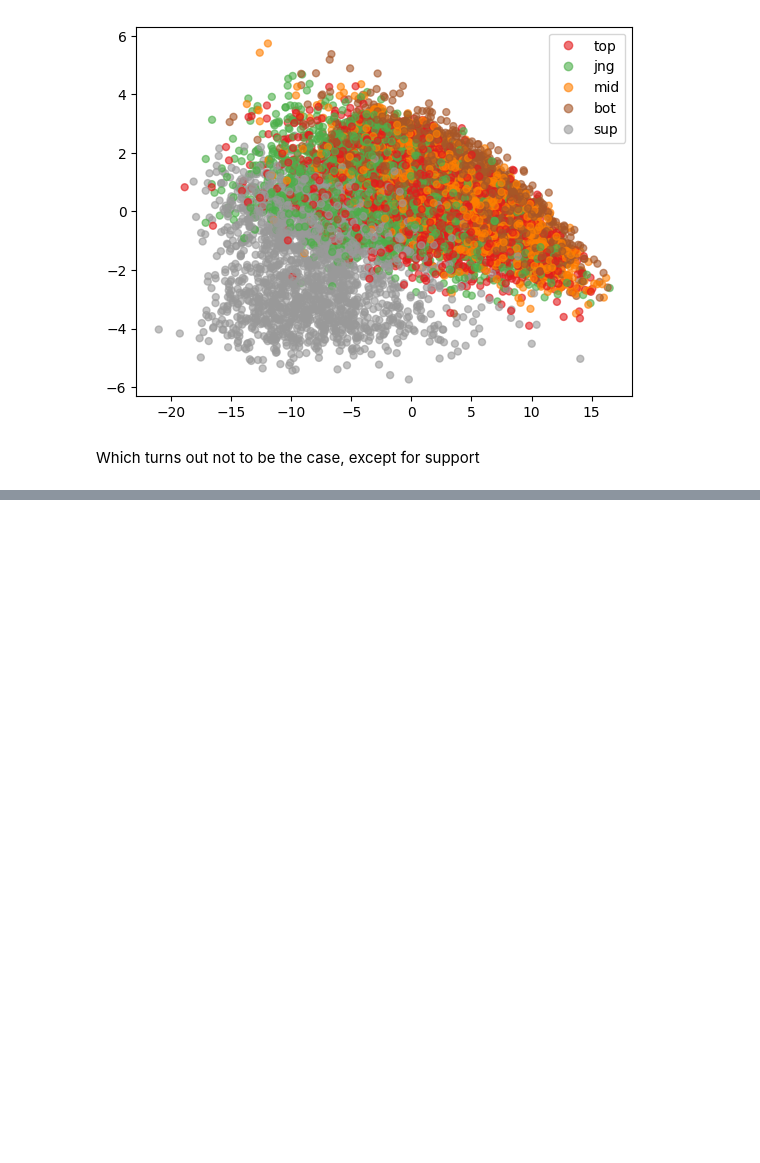
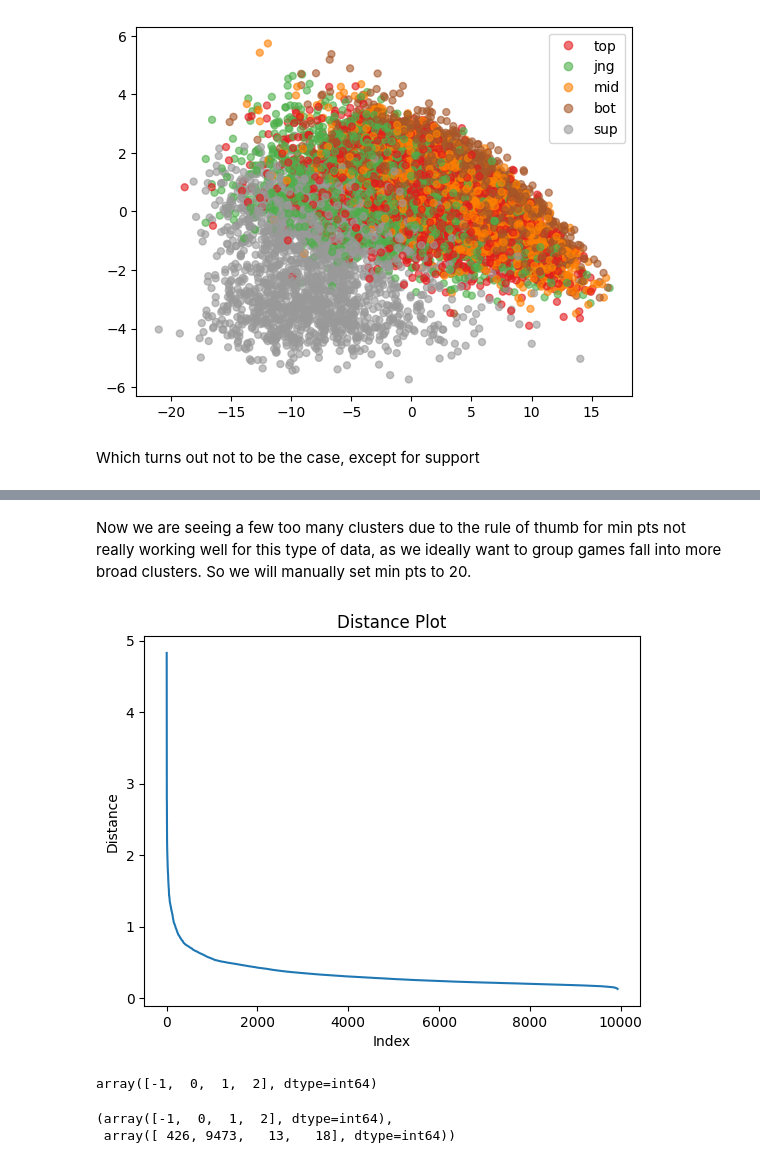
Before and after one commit to dwarfy35/Datamining_project, a Jupyter notebook: Project_main.ipynb, the cells around one changed output, grey strips where cells are left out. Saved outputs shown, nothing was run; the diff lists cells and outputs as text; code cells hidden in the pictures; blank space fills up the shorter version.

```diff
--- a/Project_main.ipynb
+++ b/Project_main.ipynb
@@ -163,0 +237,32 @@ Which turns out not to be the case, except for support
+# %% [markdown]
+Now we are seeing a few too many clusters due to the rule of thumb for min pts not really working well for this type of data, as we ideally want to group games fall into more broad clusters. So we will manually set min pts to 20.
+# %%
+neighbors = 20
+nbrs = NearestNeighbors(n_neighbors=neighbors ).fit(X_pca)
+distances, indices = nbrs.kneighbors(X_pca)
+distance_desc = sorted(distances[:,neighbors-1], reverse=True)
+plt.plot(
+    range(1, len(distance_desc) + 1),
+    distance_desc
+)
+
+plt.xlabel("Index")
+plt.ylabel("Distance")
+plt.title("Distance Plot")
+
+plt.show()
+# %% [output]
+[figure, added]
+# %%
+density_cluster = DBSCAN(eps=0.6, min_samples = neighbors).fit(X_pca)
+unique_labels = np.unique(density_cluster.labels_)
+labels = density_cluster.labels_
+unique_labels
+# %% [output]
+array([-1,  0,  1,  2], dtype=int64)
+# %%
+label_counts = np.unique(labels, return_counts=True)
+label_counts
+# %% [output]
+(array([-1,  0,  1,  2], dtype=int64),
+ array([ 426, 9473,   13,   18], dtype=int64))
```
Also changed, not shown: parts of 16 cells of this notebook.
